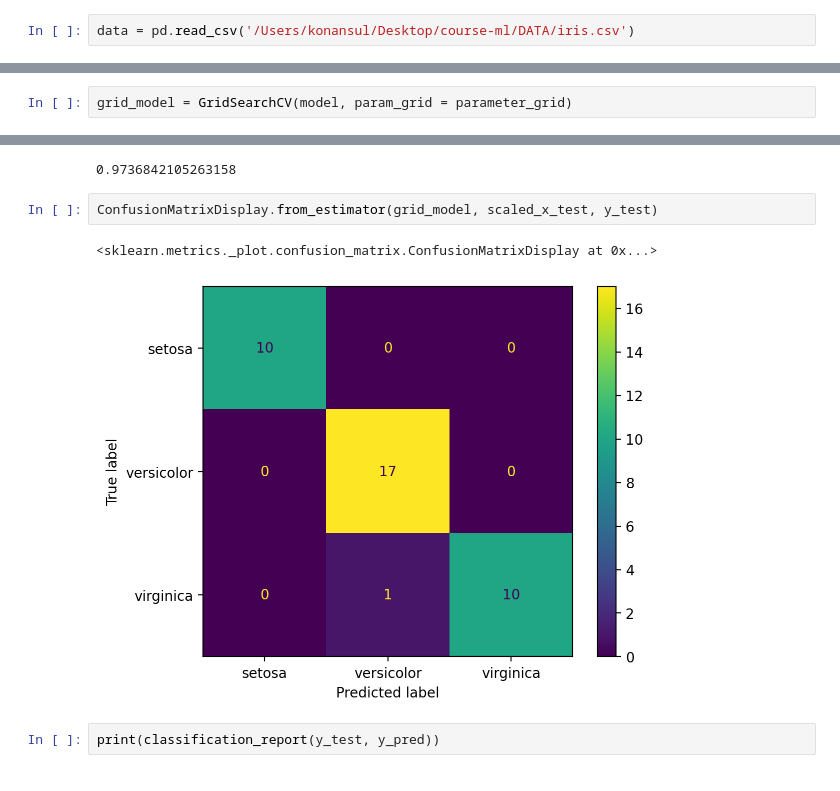
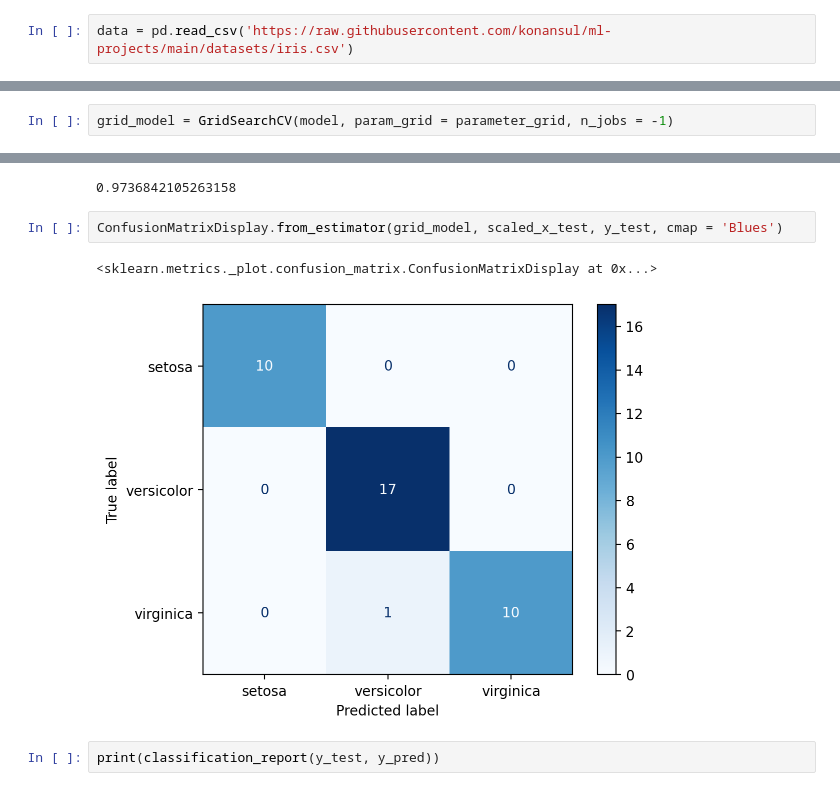
Before and after one commit to konansul/ml-projects, a Jupyter notebook: 02 – Logistic Regression/2.2 – Multiclass Classification.ipynb, the cells around one changed output, grey strips where cells are left out. Cells and saved outputs as stored; diff of their text form.

```diff
--- a/02 – Logistic Regression/2.2 – Multiclass Classification.ipynb
+++ b/02 – Logistic Regression/2.2 – Multiclass Classification.ipynb
@@ -16,6 +13,6 @@ from sklearn.model_selection import GridSearchCV
 %config InlineBackend.figure_format = 'retina'
 # %%
-data = pd.read_csv('/Users/konansul/Desktop/course-ml/DATA/iris.csv')
+data = pd.read_csv('https://raw.githubusercontent.com/konansul/ml-projects/main/datasets/iris.csv')
 # %%
 data
 # %% [output]
@@ -165,7 +112,7 @@ parameter_grid = {'penalty': penalty,
                   'l1_ratio' : l1_ratio,
                  'C':C}
 # %%
-grid_model = GridSearchCV(model, param_grid = parameter_grid)
+grid_model = GridSearchCV(model, param_grid = parameter_grid, n_jobs = -1)
 # %%
 grid_model.fit(scaled_x_train, y_train)
 # %% [output]
@@ -206,10 +153,10 @@ accuracy_score(y_test, y_pred)
 # %% [output]
 0.9736842105263158
 # %%
-ConfusionMatrixDisplay.from_estimator(grid_model, scaled_x_test, y_test)
+ConfusionMatrixDisplay.from_estimator(grid_model, scaled_x_test, y_test, cmap = 'Blues')
 # %% [output]
 <sklearn.metrics._plot.confusion_matrix.ConfusionMatrixDisplay at 0x...>
-[figure, old version]
+[figure, new version]
 # %%
 print(classification_report(y_test, y_pred))
 # %% [output]
```
Also changed, not shown: parts of 8 cells of this notebook.
